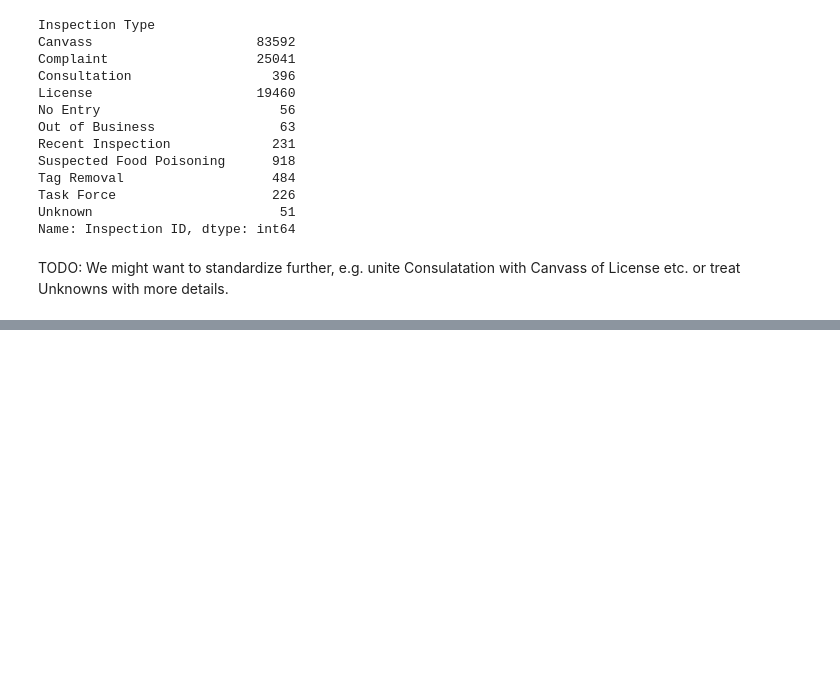
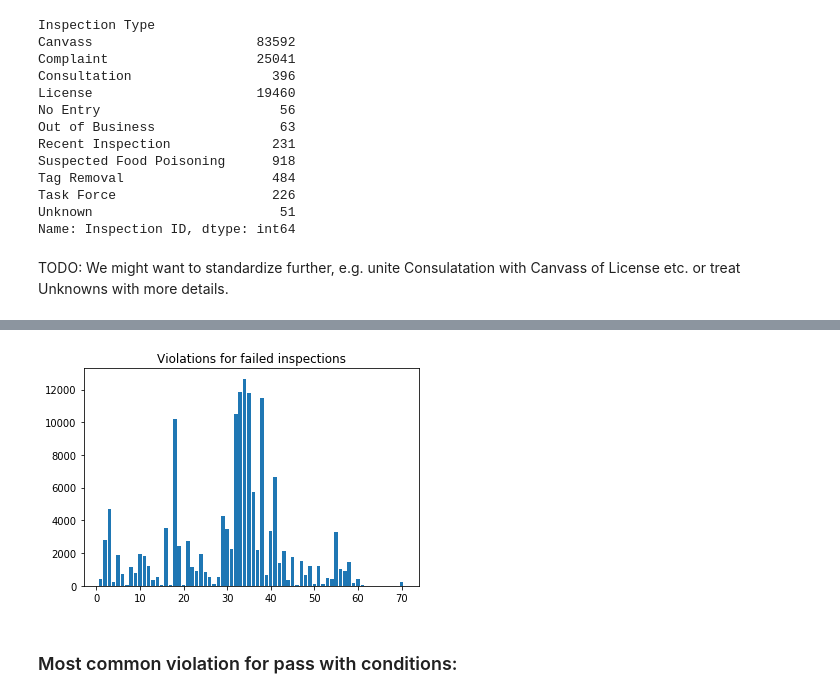
Before and after one commit to jczestochowska/chicago_food, a Jupyter notebook: notebooks/inspections_data_wrangling.ipynb, the cells around one changed output, grey strips where cells are left out. Drawn from its saved outputs; the diff is of its cells as text; code cells hidden in the pictures; blank space fills up the shorter version.

```diff
--- a/notebooks/inspections_data_wrangling.ipynb
+++ b/notebooks/inspections_data_wrangling.ipynb
@@ -298,0 +350,8 @@ Name: Inspection Date, dtype: object
+# %%
+plt.bar(*violations_distribution(failed_inspections))
+plt.title('Violations for failed inspections')
+plt.show()
+# %% [output]
+[figure, added]
+# %% [markdown]
+### Most common violation for pass with conditions:
```
Also changed, not shown: parts of 33 cells of this notebook.
